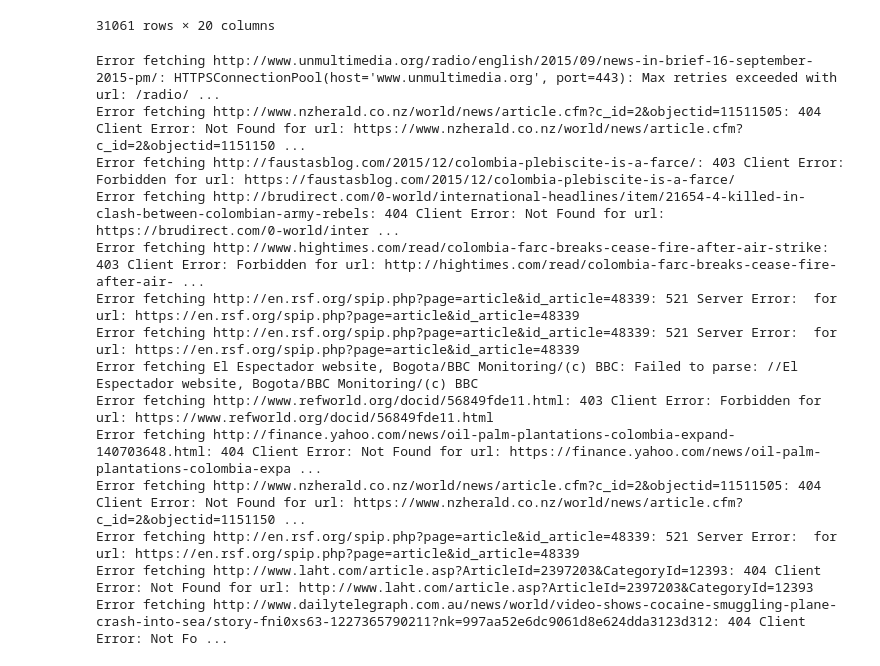
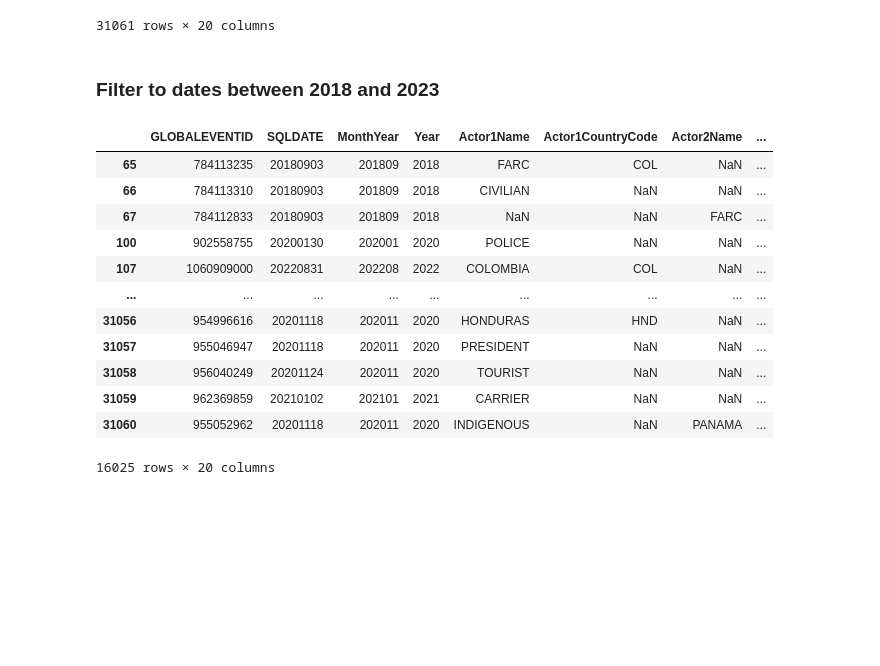
Before and after one commit to dsrestrepo/DF-DM, a Jupyter notebook: datasets/violence_prediction/Internet/gdelt/web_scrapper.ipynb, the cells around one changed output. Saved outputs shown, nothing was run; the diff lists cells and outputs as text; code cells hidden in the pictures; blank space fills up the shorter version.

```diff
--- a/datasets/violence_prediction/Internet/gdelt/web_scrapper.ipynb
+++ b/datasets/violence_prediction/Internet/gdelt/web_scrapper.ipynb
@@ -22,4 +22,24 @@ df
 | 31059 | 962369859 | 20210102 | 202101 | 2021 | CARRIER | NaN | NaN | ... |
 | 31060 | 955052962 | 20201118 | 202011 | 2020 | INDIGENOUS | NaN | PANAMA | ... |
 31061 rows × 20 columns
+# %% [markdown]
+### Filter to dates between 2018 and 2023
+# %%
+# filter sql date to get values between 2018 and 2022
+df = df[(df['SQLDATE'] >= 20180000) & (df['SQLDATE'] <= 20230000)]
+df
+# %% [output]
+|  | GLOBALEVENTID | SQLDATE | MonthYear | Year | Actor1Name | Actor1CountryCode | Actor2Name | ... |
+| 65 | 784113235 | 20180903 | 201809 | 2018 | FARC | COL | NaN | ... |
+| 66 | 784113310 | 20180903 | 201809 | 2018 | CIVILIAN | NaN | NaN | ... |
+| 67 | 784112833 | 20180903 | 201809 | 2018 | NaN | NaN | FARC | ... |
+| 100 | 902558755 | 20200130 | 202001 | 2020 | POLICE | NaN | NaN | ... |
+| 107 | 1060909000 | 20220831 | 202208 | 2022 | COLOMBIA | COL | NaN | ... |
+| ... | ... | ... | ... | ... | ... | ... | ... | ... |
+| 31056 | 954996616 | 20201118 | 202011 | 2020 | HONDURAS | HND | NaN | ... |
+| 31057 | 955046947 | 20201118 | 202011 | 2020 | PRESIDENT | NaN | NaN | ... |
+| 31058 | 956040249 | 20201124 | 202011 | 2020 | TOURIST | NaN | NaN | ... |
+| 31059 | 962369859 | 20210102 | 202101 | 2021 | CARRIER | NaN | NaN | ... |
+| 31060 | 955052962 | 20201118 | 202011 | 2020 | INDIGENOUS | NaN | PANAMA | ... |
+16025 rows × 20 columns
 # %%
@@ -42,21 +82 @@ def get_article_text_and_title(url):
         return None, None
-# %%
-# Apply the function and split the results into two columns
-df[['ExtractedText', 'ContentTitle']] = df['SOURCEURL'].apply(
-    lambda url: pd.Series(get_article_text_and_title(url))
-)
-# %% [output]
-Error fetching http://www.unmultimedia.org/radio/english/2015/09/news-in-brief-16-september-2015-pm/: HTTPSConnectionPool(host='www.unmultimedia.org', port=443): Max retries exceeded with url: /radio/ ...
-Error fetching http://www.nzherald.co.nz/world/news/article.cfm?c_id=2&objectid=11511505: 404 Client Error: Not Found for url: https://www.nzherald.co.nz/world/news/article.cfm?c_id=2&objectid=1151150 ...
-Error fetching http://faustasblog.com/2015/12/colombia-plebiscite-is-a-farce/: 403 Client Error: Forbidden for url: https://faustasblog.com/2015/12/colombia-plebiscite-is-a-farce/
-Error fetching http://brudirect.com/0-world/international-headlines/item/21654-4-killed-in-clash-between-colombian-army-rebels: 404 Client Error: Not Found for url: https://brudirect.com/0-world/inter ...
-Error fetching http://www.hightimes.com/read/colombia-farc-breaks-cease-fire-after-air-strike: 403 Client Error: Forbidden for url: http://hightimes.com/read/colombia-farc-breaks-cease-fire-after-air- ...
-Error fetching http://en.rsf.org/spip.php?page=article&id_article=48339: 521 Server Error:  for url: https://en.rsf.org/spip.php?page=article&id_article=48339
-Error fetching http://en.rsf.org/spip.php?page=article&id_article=48339: 521 Server Error:  for url: https://en.rsf.org/spip.php?page=article&id_article=48339
-Error fetching El Espectador website, Bogota/BBC Monitoring/(c) BBC: Failed to parse: //El Espectador website, Bogota/BBC Monitoring/(c) BBC
-Error fetching http://www.refworld.org/docid/56849fde11.html: 403 Client Error: Forbidden for url: https://www.refworld.org/docid/56849fde11.html
-Error fetching http://finance.yahoo.com/news/oil-palm-plantations-colombia-expand-140703648.html: 404 Client Error: Not Found for url: https://finance.yahoo.com/news/oil-palm-plantations-colombia-expa ...
-Error fetching http://www.nzherald.co.nz/world/news/article.cfm?c_id=2&objectid=11511505: 404 Client Error: Not Found for url: https://www.nzherald.co.nz/world/news/article.cfm?c_id=2&objectid=1151150 ...
-Error fetching http://en.rsf.org/spip.php?page=article&id_article=48339: 521 Server Error:  for url: https://en.rsf.org/spip.php?page=article&id_article=48339
-Error fetching http://www.laht.com/article.asp?ArticleId=2397203&CategoryId=12393: 404 Client Error: Not Found for url: http://www.laht.com/article.asp?ArticleId=2397203&CategoryId=12393
-Error fetching http://www.dailytelegraph.com.au/news/world/video-shows-cocaine-smuggling-plane-crash-into-sea/story-fni0xs63-1227365790211?nk=997aa52e6dc9061d8e624dda3123d312: 404 Client Error: Not Fo ...
```
Also changed, not shown: parts of 8 cells of this notebook, 38 other files.
